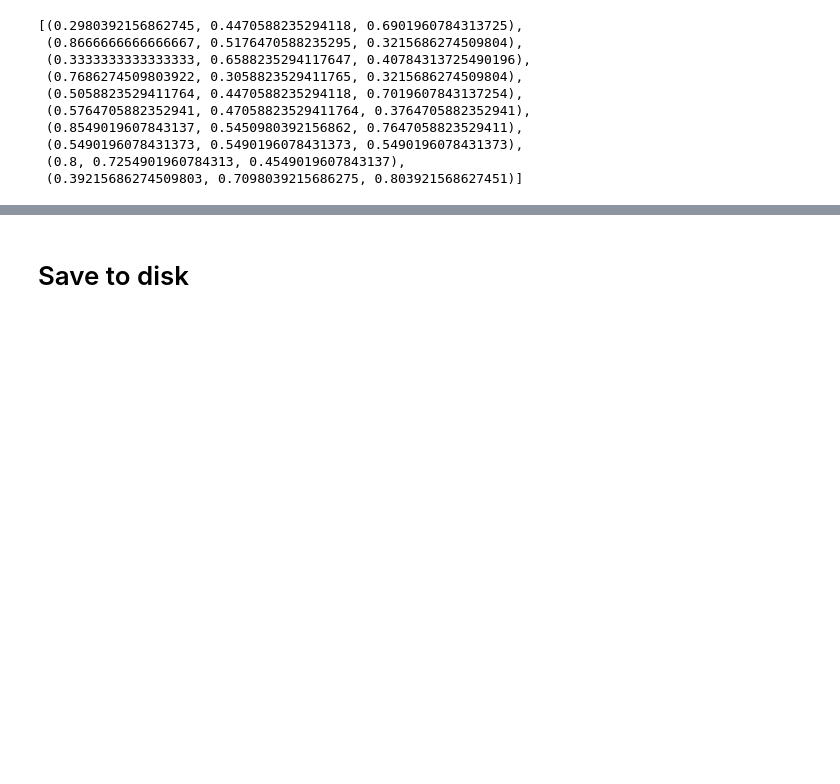
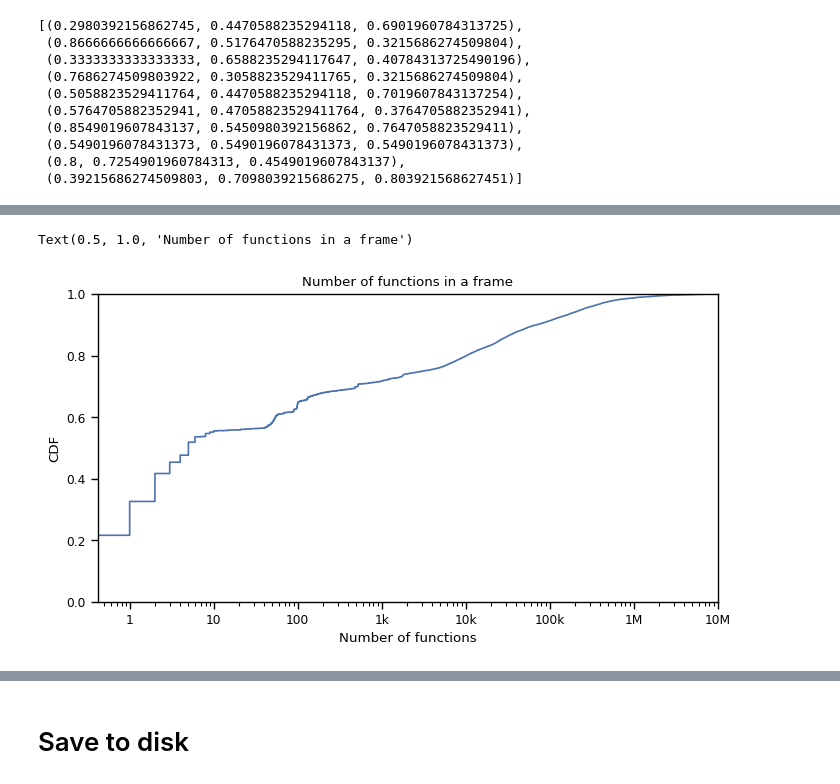
Before and after one commit to yudshj/WebGL-Empirical-Study-new, a Jupyter notebook: 3-4.AnalyzeRaf/1_analyze_raf.ipynb, the cells around one changed output, grey strips where cells are left out. Saved outputs shown, nothing was run; the diff lists cells and outputs as text; code cells hidden in the pictures; blank space fills up the shorter version.

```diff
--- a/3-4.AnalyzeRaf/1_analyze_raf.ipynb
+++ b/3-4.AnalyzeRaf/1_analyze_raf.ipynb
@@ -60,0 +90,14 @@ df_context_noraf[df_context_noraf['idx-frame']==2119].to_excel('tmp.xlsx')
+# %%
+# draw cdf of df_func_count.sum(axis=1)
+fig, ax = plt.subplots(figsize=(8, 4))
+sns.ecdfplot(data=df_func_count.sum(axis=1), ax=ax)
+ax.set_xlabel("Number of functions")
+ax.set_ylabel("CDF")
+ax.set_xscale("log")
+ax.set_xlim(0, 1e7)
+ax.set_xticks([1, 10, 100, 1000, 10000, 100000, 1000000, 10000000])
+ax.set_xticklabels(["1", "10", "100", "1k", "10k", "100k", "1M", "10M"])
+ax.set_title("Number of functions in a frame")
+# %% [output]
+Text(0.5, 1.0, 'Number of functions in a frame')
+[figure, added]
```
Also changed, not shown: parts of 31 cells of this notebook, 1 other file.
